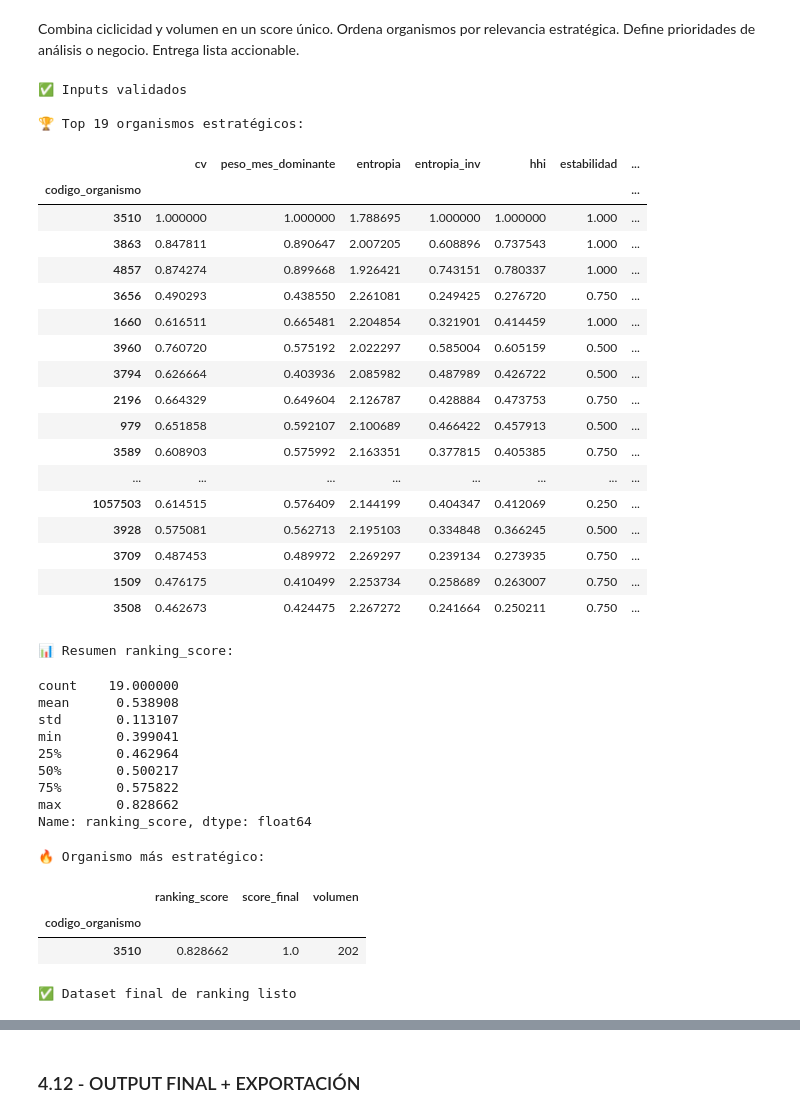
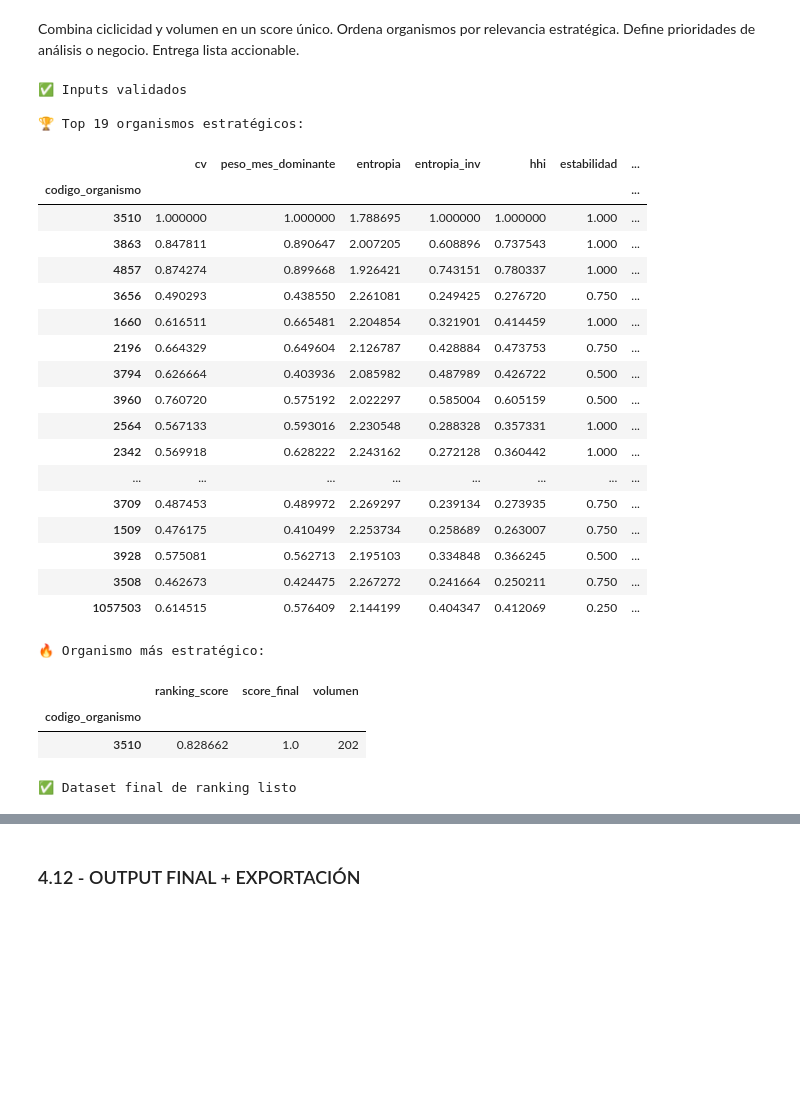
Before and after one commit to Fablop84/practica_final_condores, a Jupyter notebook: Scripts/proyecto_final_condores.ipynb, the cells around one changed output, grey strips where cells are left out. Cells and saved outputs as stored; diff of their text form; code cells hidden in the pictures; blank space fills up the shorter version.

```diff
--- a/Scripts/proyecto_final_condores.ipynb
+++ b/Scripts/proyecto_final_condores.ipynb
@@ -1808,12 +1762,12 @@ print("✅ Columnas para score validadas")
 # 2. CÁLCULO SCORE FINAL
 # ---------------------------------------------------------
 df_metrics['score_final'] = (
-    df_metrics['cv'] * 0.25 +
+    df_metrics['cv'] * 0.1 +
     df_metrics['peso_mes_dominante'] * 0.25 +
-    df_metrics['entropia_inv'] * 0.15 +
+    df_metrics['entropia_inv'] * 0.1 +
     df_metrics['hhi'] * 0.15 +
-    df_metrics['estabilidad'] * 0.10 +
-    df_metrics['ciclicidad_relativa'] * 0.10
+    df_metrics['estabilidad'] * 0.25 +
+    df_metrics['ciclicidad_relativa'] * 0.15
 )
 
 print("✅ Score calculado")
@@ -2330,9 +2256,6 @@ assert df_cluster_target['ranking'].is_unique, "❌ Ranking duplicado"
 print("\n🏆 Top 19 organismos estratégicos:")
 display(df_cluster_target.head(19))
 
-print("\n📊 Resumen ranking_score:")
-display(df_cluster_target['ranking_score'].describe())
-
 # ---------------------------------------------------------
 # 7. TOP 1 (CLAVE NEGOCIO)
 # ---------------------------------------------------------
@@ -2343,59 +2266,49 @@ display(top_organismo[['ranking_score', 'score_final', 'volumen']])
 
 # ---------------------------------------------------------
 # 8. DATASET FINAL LIMPIO (OPCIONAL PERO RECOMENDADO)
 # ---------------------------------------------------------
 cols_final = [
     'ranking',
     'ranking_score',
     'score_final',
     'volumen',
     'volumen_norm',
     'cv',
     'peso_mes_dominante',
     'estabilidad',
     'ciclicidad_relativa'
 ]
 
 df_cluster_target_final = df_cluster_target[cols_final].copy()
 
 print("\n✅ Dataset final de ranking listo")
 # %% [output]
 ✅ Inputs validados
 
 🏆 Top 19 organismos estratégicos:
 |  | cv | peso_mes_dominante | entropia | entropia_inv | hhi | estabilidad | ... |
 | codigo_organismo |  |  |  |  |  |  | ... |
 | 3510 | 1.000000 | 1.000000 | 1.788695 | 1.000000 | 1.000000 | 1.000 | ... |
 | 3863 | 0.847811 | 0.890647 | 2.007205 | 0.608896 | 0.737543 | 1.000 | ... |
 | 4857 | 0.874274 | 0.899668 | 1.926421 | 0.743151 | 0.780337 | 1.000 | ... |
 | 3656 | 0.490293 | 0.438550 | 2.261081 | 0.249425 | 0.276720 | 0.750 | ... |
 | 1660 | 0.616511 | 0.665481 | 2.204854 | 0.321901 | 0.414459 | 1.000 | ... |
+| 2196 | 0.664329 | 0.649604 | 2.126787 | 0.428884 | 0.473753 | 0.750 | ... |
+| 3794 | 0.626664 | 0.403936 | 2.085982 | 0.487989 | 0.426722 | 0.500 | ... |
 | 3960 | 0.760720 | 0.575192 | 2.022297 | 0.585004 | 0.605159 | 0.500 | ... |
-| 3794 | 0.626664 | 0.403936 | 2.085982 | 0.487989 | 0.426722 | 0.500 | ... |
-| 2196 | 0.664329 | 0.649604 | 2.126787 | 0.428884 | 0.473753 | 0.750 | ... |
-| 979 | 0.651858 | 0.592107 | 2.100689 | 0.466422 | 0.457913 | 0.500 | ... |
-| 3589 | 0.608903 | 0.575992 | 2.163351 | 0.377815 | 0.405385 | 0.750 | ... |
+| 2564 | 0.567133 | 0.593016 | 2.230548 | 0.288328 | 0.357331 | 1.000 | ... |
+| 2342 | 0.569918 | 0.628222 | 2.243162 | 0.272128 | 0.360442 | 1.000 | ... |
 | ... | ... | ... | ... | ... | ... | ... | ... |
-| 1057503 | 0.614515 | 0.576409 | 2.144199 | 0.404347 | 0.412069 | 0.250 | ... |
-| 3928 | 0.575081 | 0.562713 | 2.195103 | 0.334848 | 0.366245 | 0.500 | ... |
 | 3709 | 0.487453 | 0.489972 | 2.269297 | 0.239134 | 0.273935 | 0.750 | ... |
 | 1509 | 0.476175 | 0.410499 | 2.253734 | 0.258689 | 0.263007 | 0.750 | ... |
+| 3928 | 0.575081 | 0.562713 | 2.195103 | 0.334848 | 0.366245 | 0.500 | ... |
 | 3508 | 0.462673 | 0.424475 | 2.267272 | 0.241664 | 0.250211 | 0.750 | ... |
+| 1057503 | 0.614515 | 0.576409 | 2.144199 | 0.404347 | 0.412069 | 0.250 | ... |
-📊 Resumen ranking_score:
+🔥 Organismo más estratégico:
+|  | ranking_score | score_final | volumen |
+| codigo_organismo |  |  |  |
+| 3510 | 0.828662 | 1.0 | 202 |
-count    19.000000
-mean      0.538908
-std       0.113107
-min       0.399041
-25%       0.462964
-50%       0.500217
-75%       0.575822
-max       0.828662
-Name: ranking_score, dtype: float64
+✅ Dataset final de ranking listo
-🔥 Organismo más estratégico:
-|  | ranking_score | score_final | volumen |
-| codigo_organismo |  |  |  |
-| 3510 | 0.828662 | 1.0 | 202 |
-✅ Dataset final de ranking listo
 # %%
 df_cluster_target_final.info()
 # %% [output]
```
Also changed, not shown: parts of 29 cells of this notebook.
